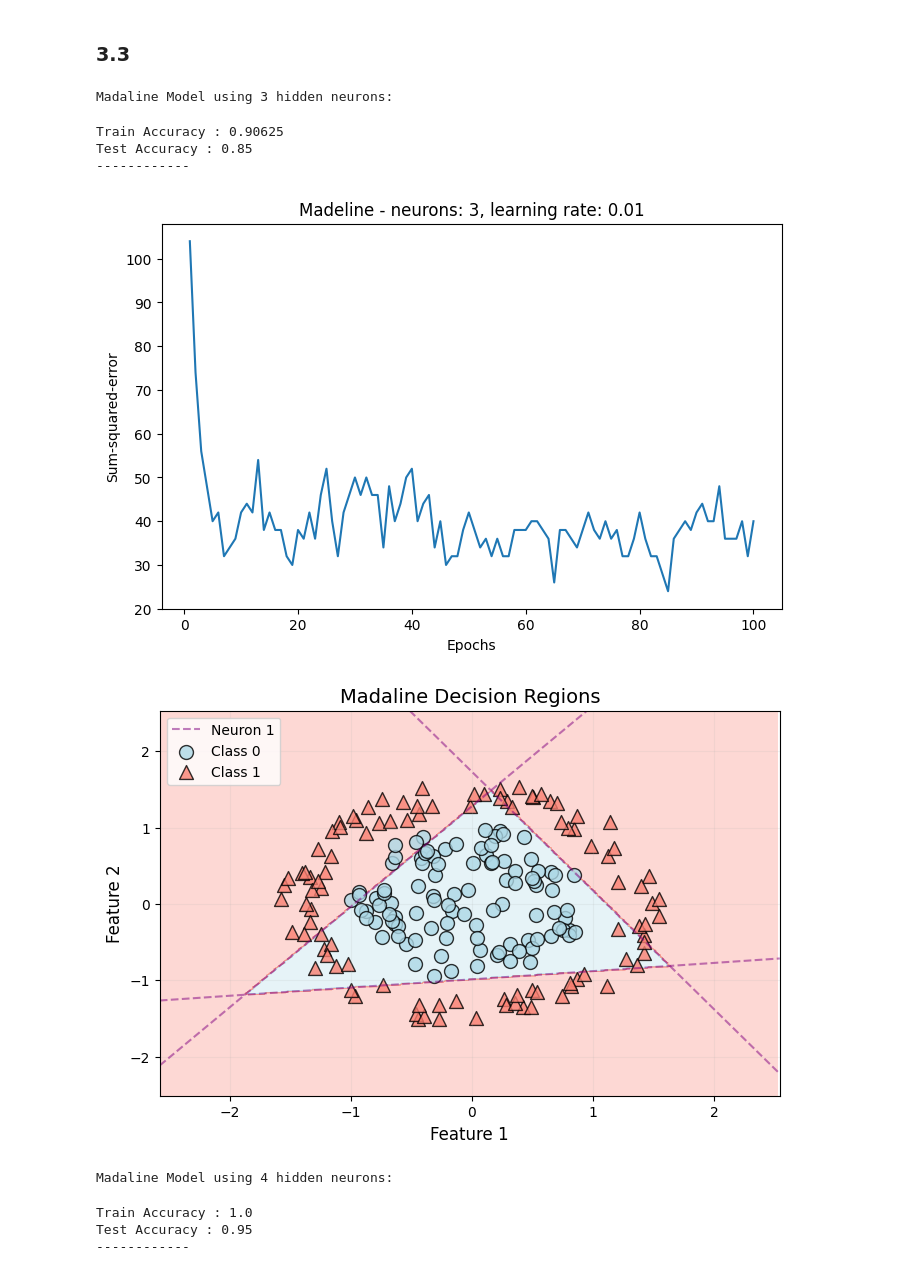
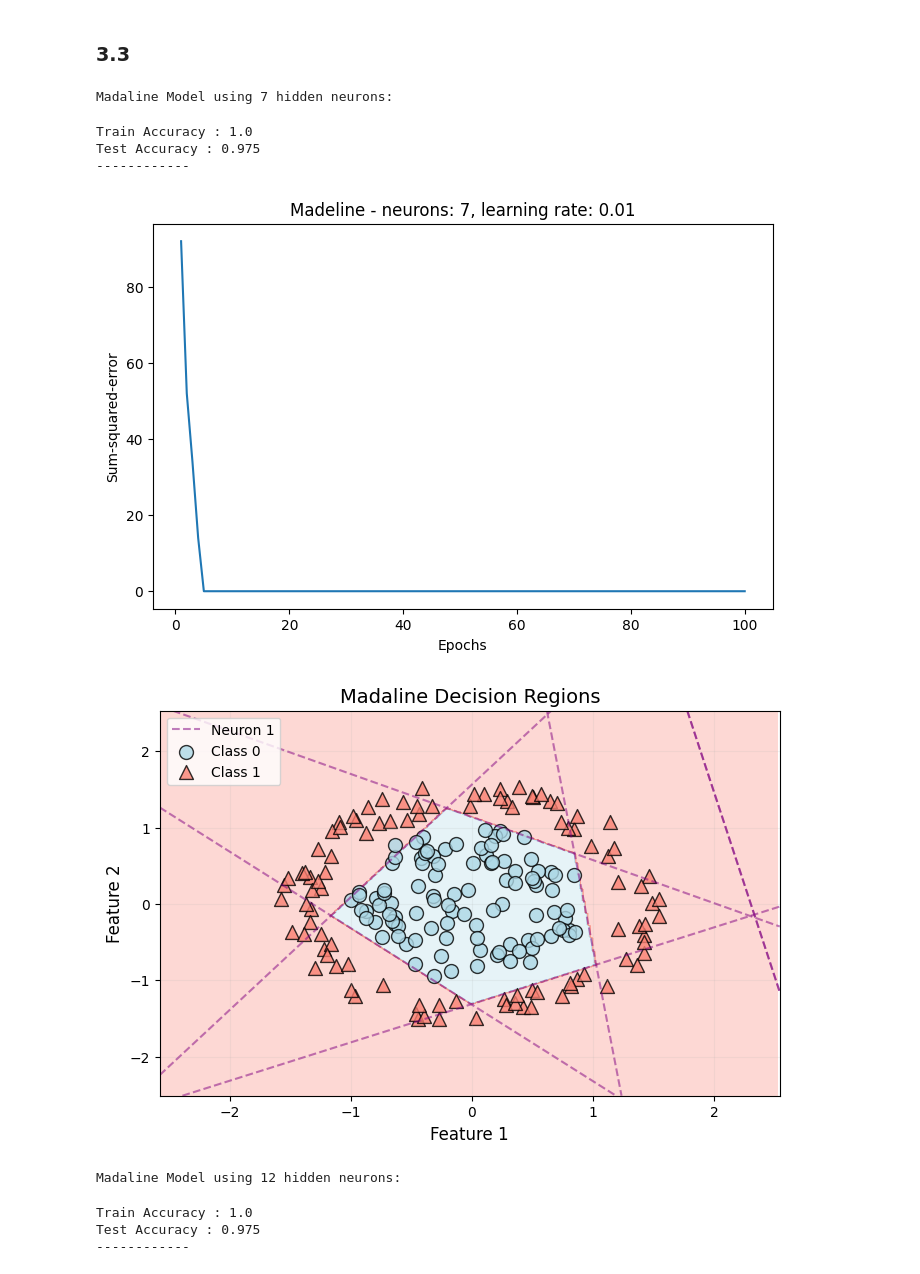
Before and after one commit to MAmin-y/Neural-Networks-and-Deep-Learning-Course-Projects-F2024, a Jupyter notebook: CA1/Q3.ipynb, the cells around one changed output. Saved outputs shown, nothing was run; the diff lists cells and outputs as text; code cells hidden in the pictures.

```diff
--- a/CA1/Q3.ipynb
+++ b/CA1/Q3.ipynb
@@ -214,32 +214,32 @@ X_train, X_test, y_train, y_test = np.array(X_train), np.array(X_test), np.array
 y_train = np.where(y_train == 1, 1, -1)
 y_test = np.where(y_test == 1, 1, -1)
 # %%
-n_neurons = [3, 4, 8]
+n_neurons = [7, 12]
 
 for n in n_neurons:
     print(f"Madaline Model using {n} hidden neurons:")
     lr = 0.01
     epochs = 100
     model = Madaline(n, lr, epochs)
     model.fit(X_train, y_train)
 
     y_train_pred = model.predict(X_train)
     accuracy = accuracy_score(y_train, y_train_pred)
     print(f'Train Accuracy : {accuracy}')
 
     y_test_pred = model.predict(X_test)
     accuracy = accuracy_score(y_test, y_test_pred)
     print(f'Test Accuracy : {accuracy}\n------------')
     Utils.plot_errors(model.cost_per_epoch, f"Madeline - neurons: {n}, learning rate: {lr}")
     Utils.plot_decision_regions_madaline(X, Y, model)
 # %% [output]
-Madaline Model using 3 hidden neurons:
+Madaline Model using 7 hidden neurons:
-Train Accuracy : 0.90625
-Test Accuracy : 0.85
+Train Accuracy : 1.0
+Test Accuracy : 0.975
 ------------
-[figure, old version]
+[figure, new version]
-[figure, old version]
+[figure, new version]
-Madaline Model using 4 hidden neurons:
+Madaline Model using 12 hidden neurons:
 Train Accuracy : 1.0
-Test Accuracy : 0.95
+Test Accuracy : 0.975
 ------------
```
Also changed, not shown: parts of 1 cell of this notebook.
